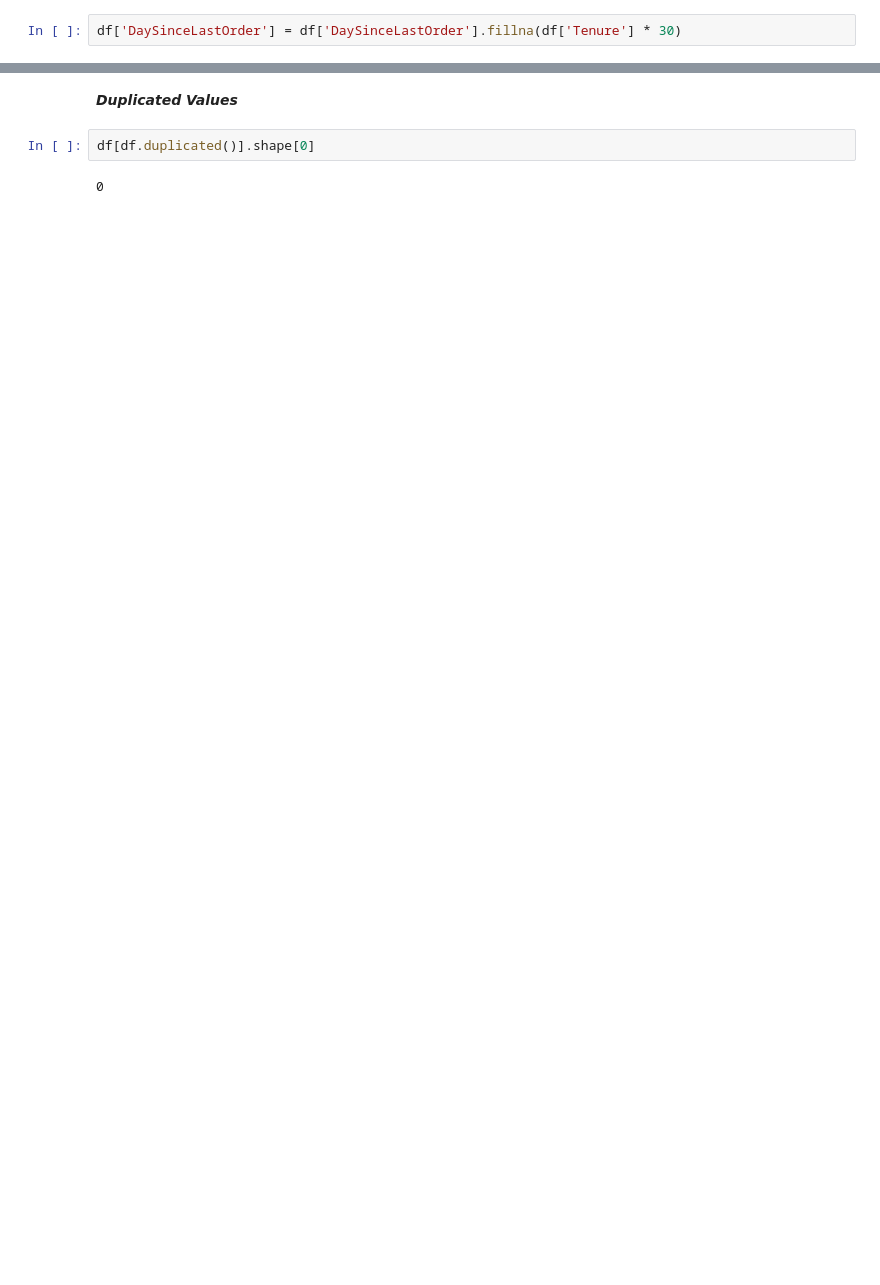
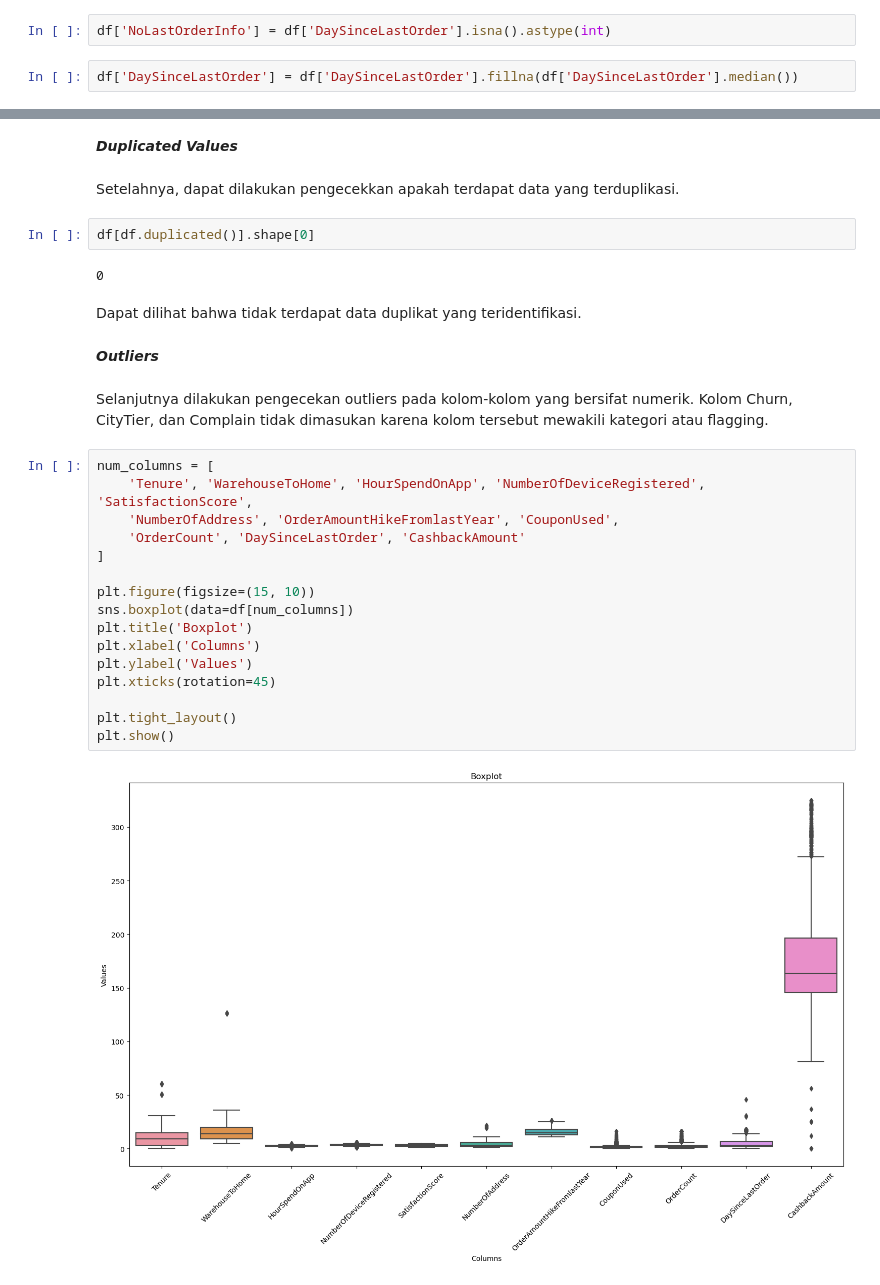
Before and after one commit to Dokaebi20/Finpro_Zetta_11-24, a Jupyter notebook: FinPro.ipynb, the cells around one changed output, grey strips where cells are left out. Saved outputs shown, nothing was run; the diff lists cells and outputs as text; blank space fills up the shorter version.

```diff
--- a/FinPro.ipynb
+++ b/FinPro.ipynb
@@ -287,5 +287,7 @@ df['OrderCount'] = df['OrderCount'].fillna(0)
+# %%
+df['NoLastOrderInfo'] = df['DaySinceLastOrder'].isna().astype(int)
 # %%
-df['DaySinceLastOrder'] = df['DaySinceLastOrder'].fillna(df['Tenure'] * 30)
+df['DaySinceLastOrder'] = df['DaySinceLastOrder'].fillna(df['DaySinceLastOrder'].median())
 # %%
 df.isna().sum()
 # %% [output]
@@ -308,7 +310,33 @@ CashbackAmount                 0
 dtype: int64
 # %% [markdown]
 ***Duplicated Values***
+# %% [markdown]
+Setelahnya, dapat dilakukan pengecekkan apakah terdapat data yang terduplikasi.
 # %%
 df[df.duplicated()].shape[0]
 # %% [output]
 0
+# %% [markdown]
+Dapat dilihat bahwa tidak terdapat data duplikat yang teridentifikasi.
+# %% [markdown]
+***Outliers***
+# %% [markdown]
+Selanjutnya dilakukan pengecekan outliers pada kolom-kolom yang bersifat numerik. Kolom Churn, CityTier, dan Complain tidak dimasukan karena kolom tersebut mewakili kategori atau flagging.
+# %%
+num_columns = [
+    'Tenure', 'WarehouseToHome', 'HourSpendOnApp', 'NumberOfDeviceRegistered', 'SatisfactionScore',
+    'NumberOfAddress', 'OrderAmountHikeFromlastYear', 'CouponUsed',
+    'OrderCount', 'DaySinceLastOrder', 'CashbackAmount'
+]
+
+plt.figure(figsize=(15, 10))
+sns.boxplot(data=df[num_columns])
+plt.title('Boxplot')
+plt.xlabel('Columns')
+plt.ylabel('Values')
+plt.xticks(rotation=45)
+
+plt.tight_layout()
+plt.show()
+# %% [output]
+[figure, added]
```
Also changed, not shown: parts of 27 cells of this notebook.
